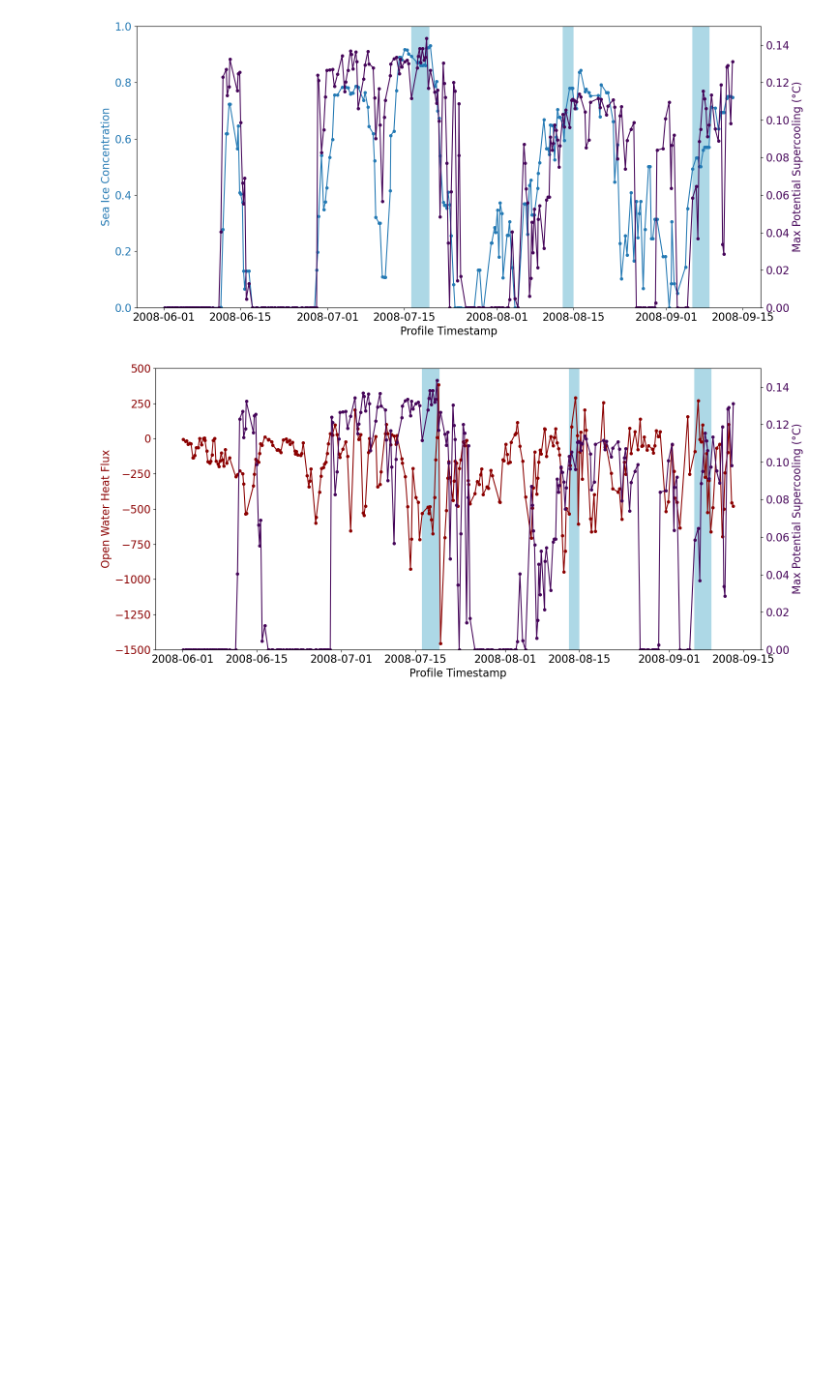
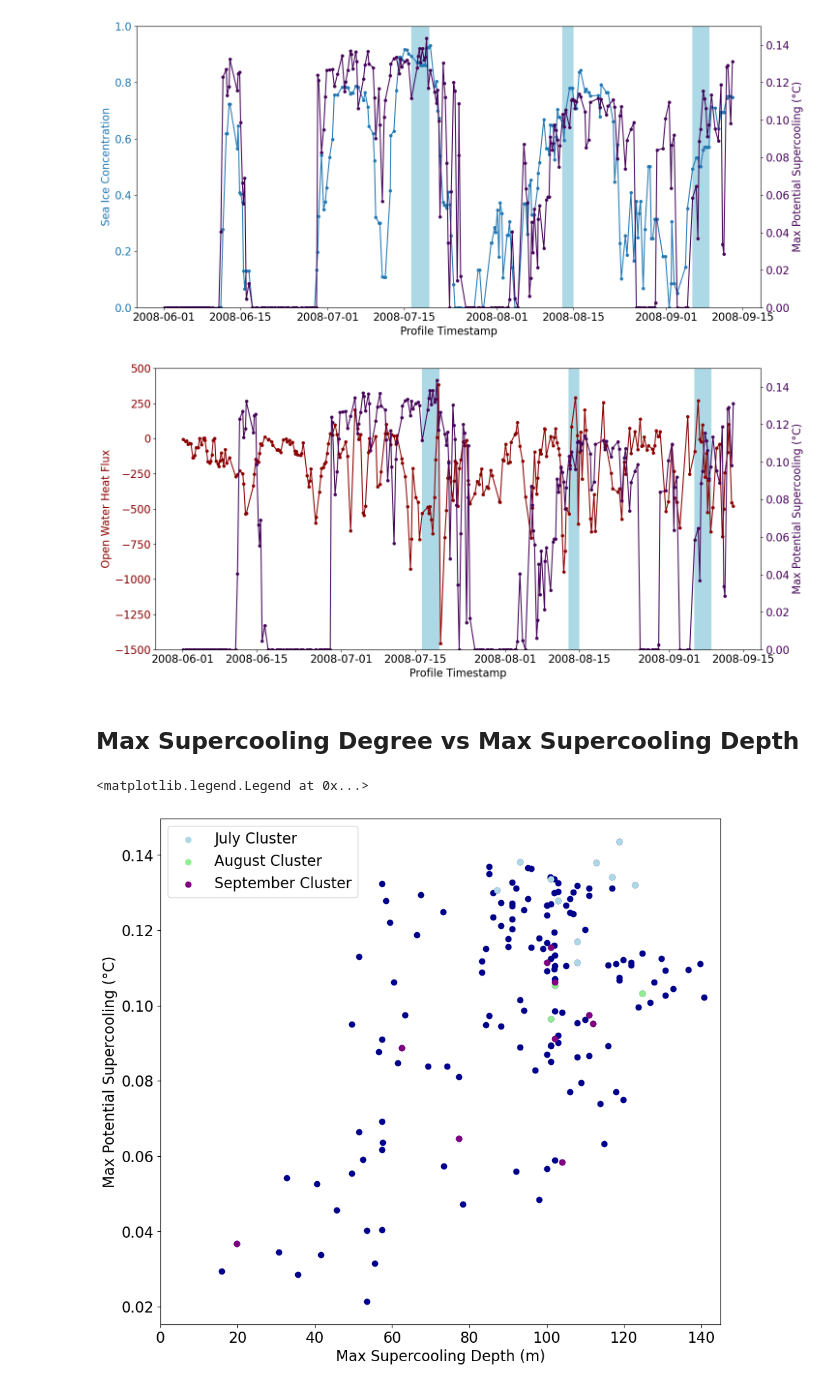
Before and after one commit to marlene-schramm/MSc_data_analysis, a Jupyter notebook: observations_reanalysis/supercooled_profiles_SEAL9900109.ipynb, the cells around one changed output. Drawn from its saved outputs; the diff is of its cells as text; code cells hidden in the pictures; blank space fills up the shorter version.

Commit message:
Pot Max Supercooling Degree vs Max Supercooling Depth

```diff
--- a/observations_reanalysis/supercooled_profiles_SEAL9900109.ipynb
+++ b/observations_reanalysis/supercooled_profiles_SEAL9900109.ipynb
@@ -911,3 +909,26 @@ ax2.tick_params(axis='y', labelcolor=col_SC)
 plt.tight_layout()
 # %% [output]
 [figure]
+# %% [markdown]
+## Max Supercooling Degree vs Max Supercooling Depth
+# %%
+fig, ax = plt.subplots(figsize = (11,10))
+
+# all profiles
+ax.scatter(data1_9900109_all_df.bot_ps,-data1_9900109_all_df.max_ps_all, color = "darkblue")
+# july cluster
+ax.scatter(data1_all_cluster07.bot_ps,-data1_all_cluster07.max_ps_all, color = "lightblue", label = "July Cluster")
+# august cluster
+ax.scatter(data1_all_cluster08.bot_ps,-data1_all_cluster08.max_ps_all, color = "lightgreen", label = "August Cluster")
+# sep cluster
+ax.scatter(data1_all_cluster09.bot_ps,-data1_all_cluster09.max_ps_all, color = "purple", label = "September Cluster")
+
+
+ax.set_xlim(0,145)
+ax.set_xlabel("Max Supercooling Depth (m)")
+ax.set_ylabel("Max Potential Supercooling (°C)")
+ax.legend()
+#ax.vlines(0.51,0,-0.14)
+# %% [output]
+<matplotlib.legend.Legend at 0x...>
+[figure, added]
```
Also changed, not shown: parts of 7 cells of this notebook.
